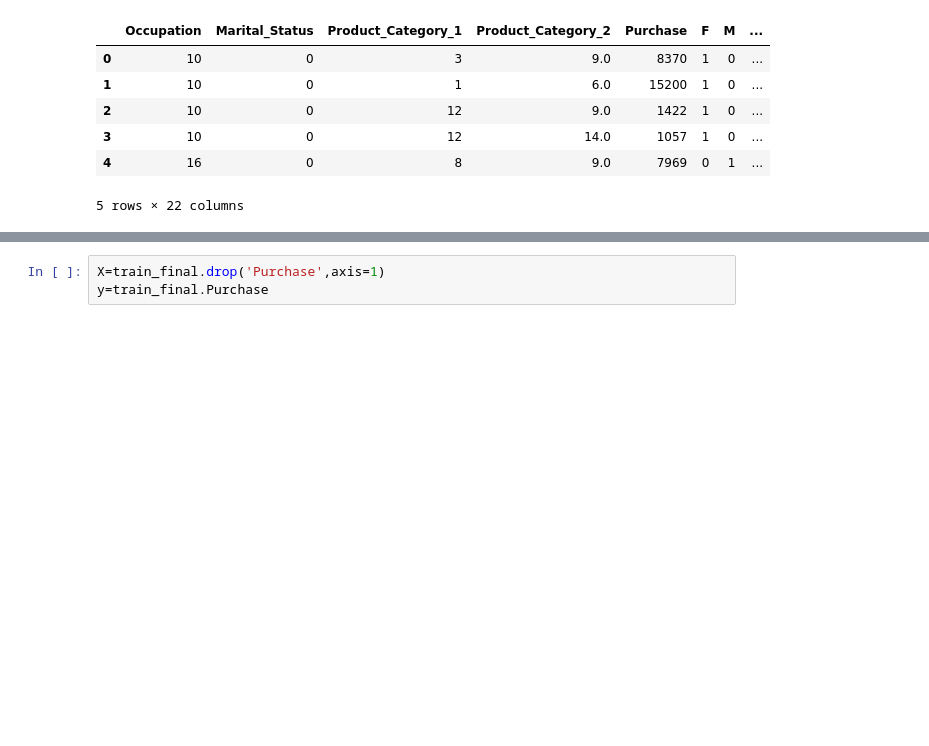
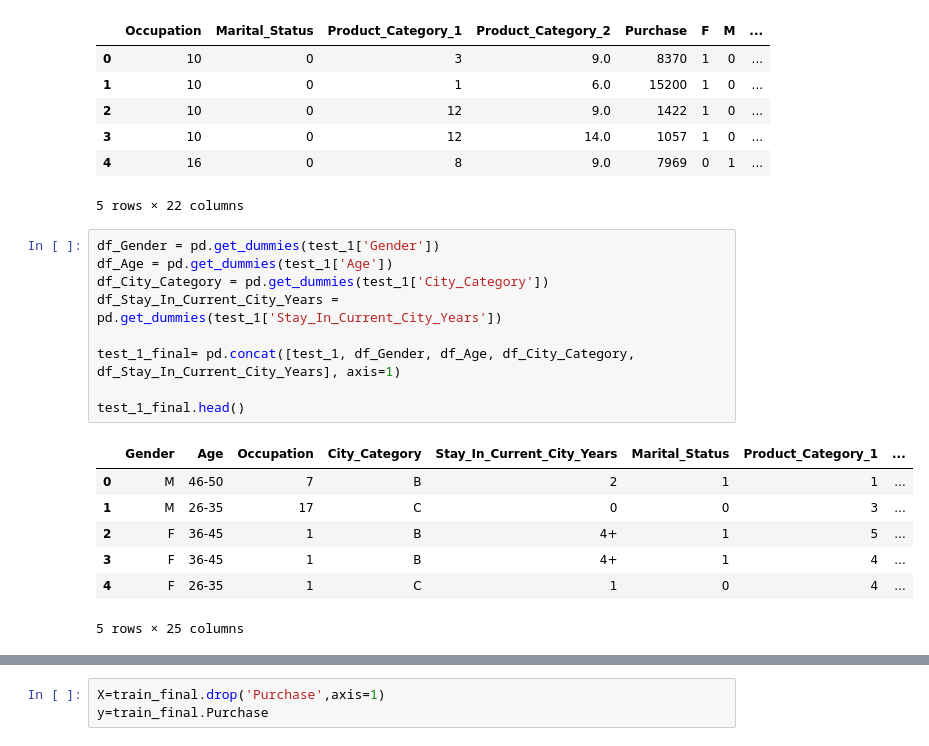
Before and after one commit to Aditya-Dubey16/Black-Friday--Sales-Prediction, a Jupyter notebook: Black_Friday_Sales_Prediction.ipynb, the cells around one changed output, grey strips where cells are left out. Cells and saved outputs as stored; diff of their text form; blank space fills up the shorter version.

```diff
--- a/Black_Friday_Sales_Prediction.ipynb
+++ b/Black_Friday_Sales_Prediction.ipynb
@@ -205,3 +277,20 @@ train_final.head()
 | 3 | 10 | 0 | 12 | 14.0 | 1057 | 1 | 0 | ... |
 | 4 | 16 | 0 | 8 | 9.0 | 7969 | 0 | 1 | ... |
 5 rows × 22 columns
+# %%
+df_Gender = pd.get_dummies(test_1['Gender'])
+df_Age = pd.get_dummies(test_1['Age'])
+df_City_Category = pd.get_dummies(test_1['City_Category'])
+df_Stay_In_Current_City_Years = pd.get_dummies(test_1['Stay_In_Current_City_Years'])
+
+test_1_final= pd.concat([test_1, df_Gender, df_Age, df_City_Category, df_Stay_In_Current_City_Years], axis=1)
+
+test_1_final.head()
+# %% [output]
+|  | Gender | Age | Occupation | City_Category | Stay_In_Current_City_Years | Marital_Status | Product_Category_1 | ... |
+| 0 | M | 46-50 | 7 | B | 2 | 1 | 1 | ... |
+| 1 | M | 26-35 | 17 | C | 0 | 0 | 3 | ... |
+| 2 | F | 36-45 | 1 | B | 4+ | 1 | 5 | ... |
+| 3 | F | 36-45 | 1 | B | 4+ | 1 | 4 | ... |
+| 4 | F | 26-35 | 1 | C | 1 | 0 | 4 | ... |
+5 rows × 25 columns
```
Also changed, not shown: parts of 40 cells of this notebook, 2 other files.
